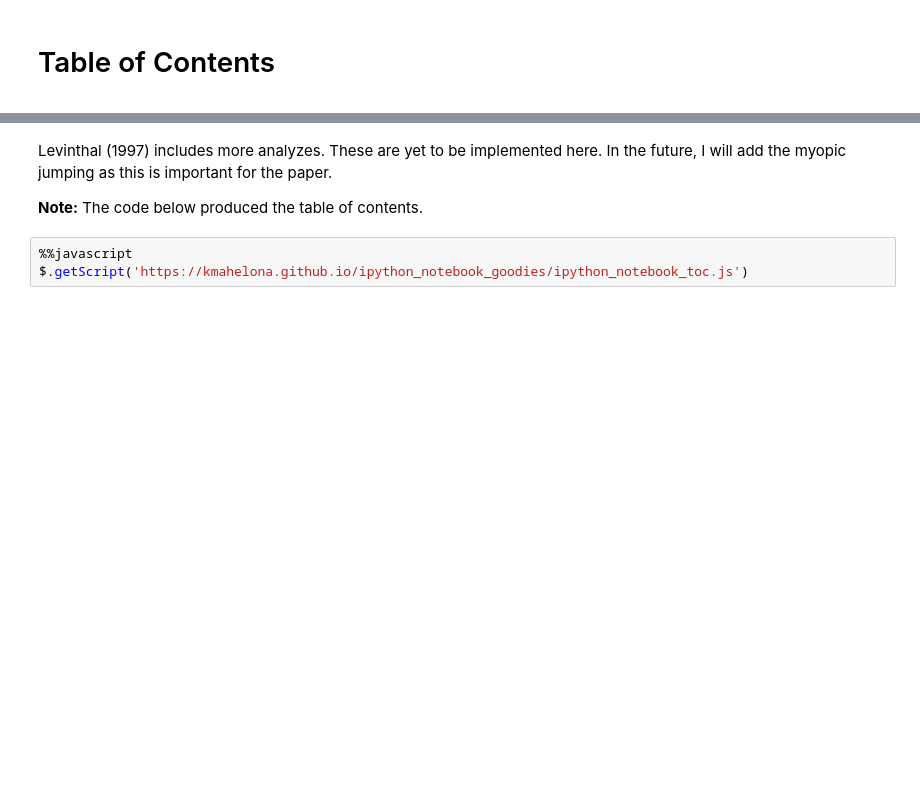
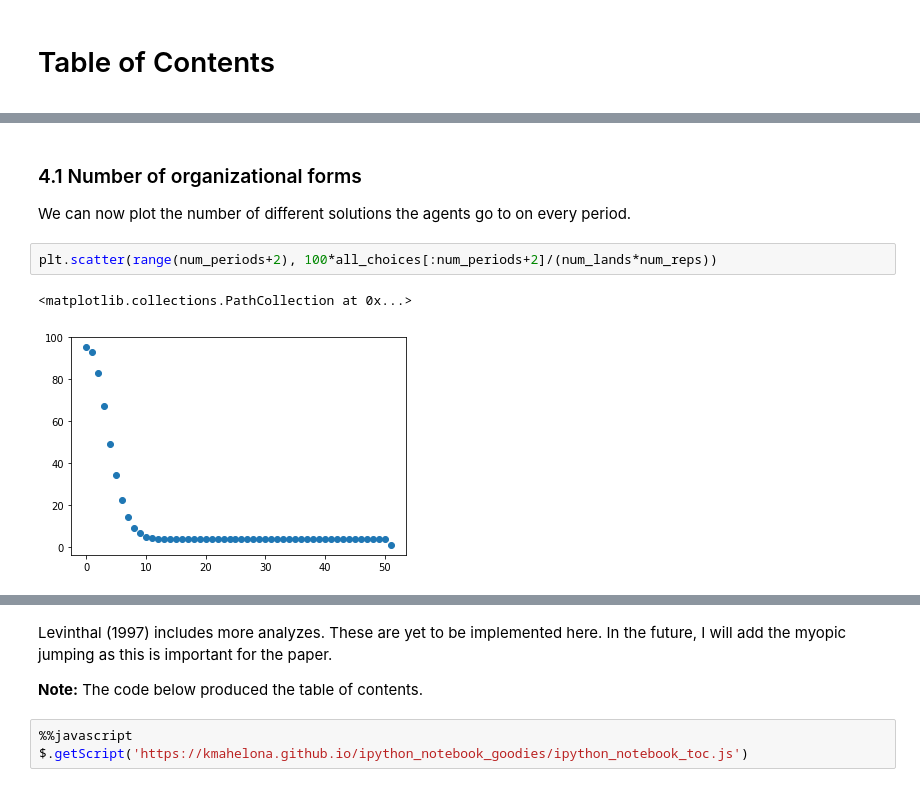
Before and after one commit to jparrieta/nk, a Jupyter notebook: levinthal.ipynb, the cells around one changed output, grey strips where cells are left out. Drawn from its saved outputs; the diff is of its cells as text; blank space fills up the shorter version.

```diff
--- a/levinthal.ipynb
+++ b/levinthal.ipynb
@@ -242 +289,9 @@ print(round(time.time()-start_time,2))
+# %% [markdown]
+### 4.1 Number of organizational forms
+We can now plot the number of different solutions the agents go to on every period.
+# %%
+plt.scatter(range(num_periods+2), 100*all_choices[:num_periods+2]/(num_lands*num_reps))
+# %% [output]
+<matplotlib.collections.PathCollection at 0x...>
+[figure, added]
 # %% [markdown]
```
Also changed, not shown: parts of 19 cells of this notebook.
